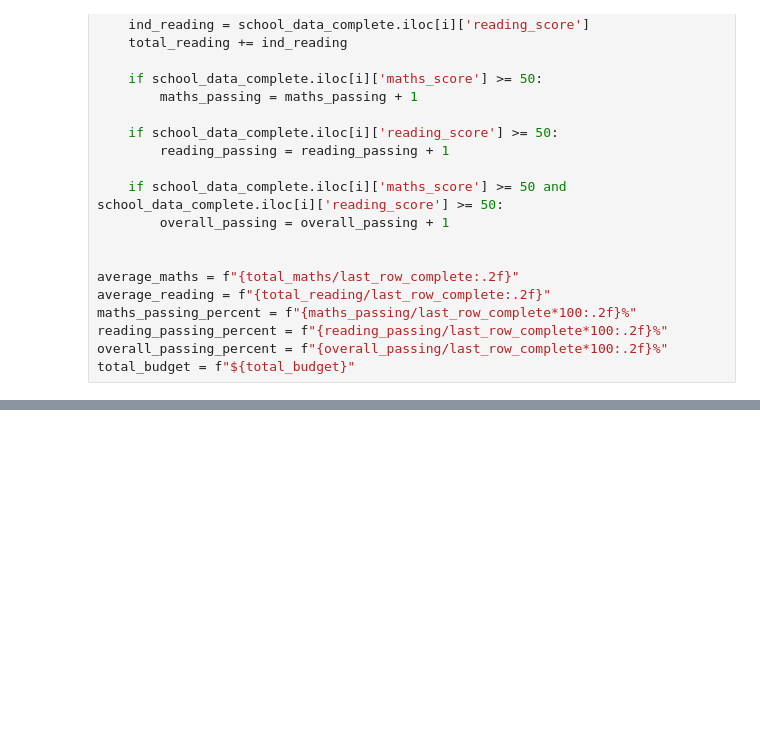
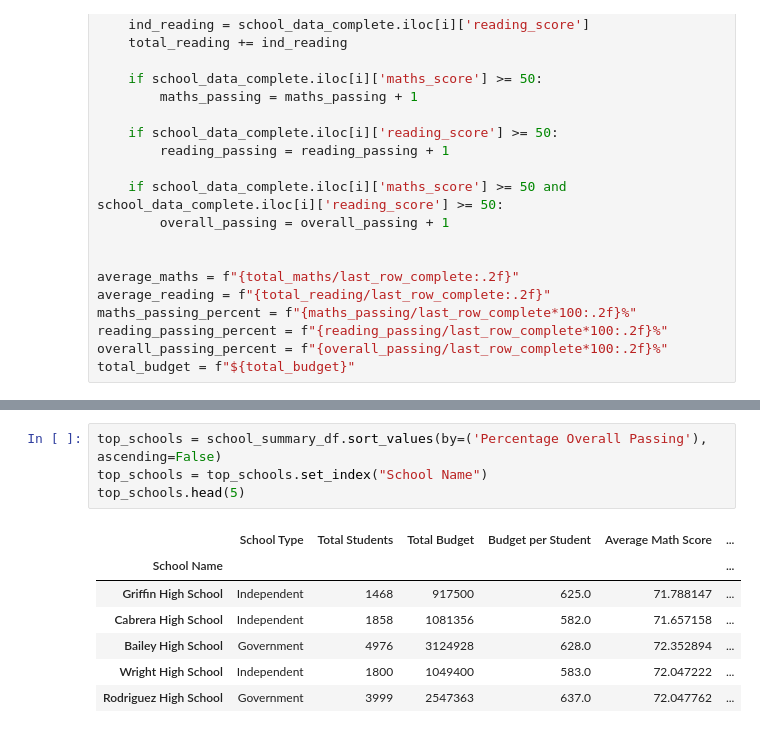
Before and after one commit to braydonnugent/pandas_challenge, a Jupyter notebook: PyCitySchools/pandas_challenge.ipynb, the cells around one changed output, grey strips where cells are left out. Drawn from its saved outputs; the diff is of its cells as text; blank space fills up the shorter version.

```diff
--- a/PyCitySchools/pandas_challenge.ipynb
+++ b/PyCitySchools/pandas_challenge.ipynb
@@ -108,0 +186,12 @@ z = 0
+# %%
+top_schools = school_summary_df.sort_values(by=('Percentage Overall Passing'), ascending=False)
+top_schools = top_schools.set_index("School Name")
+top_schools.head(5)
+# %% [output]
+|  | School Type | Total Students | Total Budget | Budget per Student | Average Math Score | ... |
+| School Name |  |  |  |  |  | ... |
+| Griffin High School | Independent | 1468 | 917500 | 625.0 | 71.788147 | ... |
+| Cabrera High School | Independent | 1858 | 1081356 | 582.0 | 71.657158 | ... |
+| Bailey High School | Government | 4976 | 3124928 | 628.0 | 72.352894 | ... |
+| Wright High School | Independent | 1800 | 1049400 | 583.0 | 72.047222 | ... |
+| Rodriguez High School | Government | 3999 | 2547363 | 637.0 | 72.047762 | ... |
```
Also changed, not shown: parts of 12 cells of this notebook, 1 other file.
